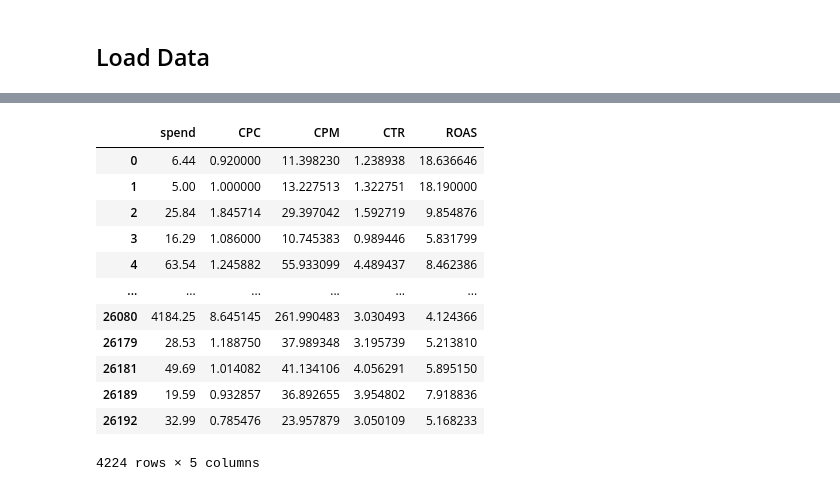
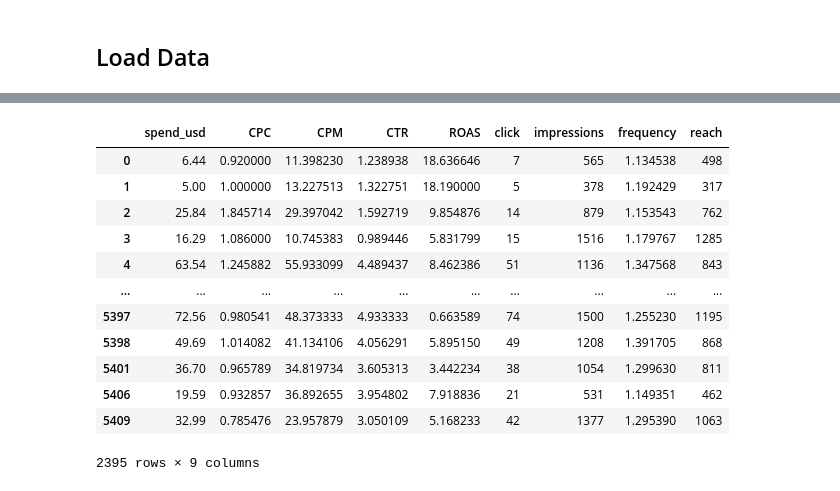
Before and after one commit to waidyanatha/madgicx, a Jupyter notebook: mining/notebooks/budget/evaluation/tfp_mcmc_spend_predict.ipynb, the cells around one changed output, grey strips where cells are left out. Drawn from its saved outputs; the diff is of its cells as text; code cells hidden in the pictures.

```diff
--- a/mining/notebooks/budget/evaluation/tfp_mcmc_spend_predict.ipynb
+++ b/mining/notebooks/budget/evaluation/tfp_mcmc_spend_predict.ipynb
@@ -107,0 +103,13 @@ root
+# %%
+### USE python currency-converter librabry with date
+sdf = sdf.withColumn(
+    "spend_usd",
+    F.when(F.col('account_currency').isin('CAD'), F.col('spend') * 0.70)
+     .when(F.col('account_currency').isin('EUR'), F.col('spend') * 1.05)
+     .when(F.col('account_currency').isin('THB'), F.col('spend') * 0.03)
+     .when(F.col('account_currency').isin('INR'), F.col('spend') * 0.012)
+     .when(F.col('account_currency').isin('USD'), F.col('spend') * 1.00)
+     .otherwise(F.col('spend') * 1.00)
+)
+
+sdf.printSchema()
@@ -108,20 +179,16 @@ root
 # %%
-_data_df= sdf.select('spend','CPC', 'CPM', 'CTR', 'ROAS').dropna().toPandas()
+_data_df= sdf.select('spend_usd','CPC', 'CPM', 'CTR', 'ROAS',
+                     'impressions', 'click', 'reach', 'frequency')\
+            .where(F.col('goal').isin('OFFSITE_CONVERSIONS') & \
+                  F.col('account_currency').isin('USD'))\
+            .dropna().toPandas()
 print(_data_df.shape)
-_data_df = _data_df[_data_df['spend']<=\
-                    _data_df['spend'].mean()+2*_data_df['spend'].std()]
-_data_df = _data_df[_data_df['CTR']<=\
-                    _data_df['CTR'].mean()+2*_data_df['CTR'].std()]
-_data_df = _data_df[_data_df['CPC']<=\
-                    _data_df['CPC'].mean()+2*_data_df['CPC'].std()]
-_data_df = _data_df[_data_df['ROAS']<=\
-                    _data_df['ROAS'].mean()+2*_data_df['ROAS'].std()]
-_data_df = _data_df[_data_df['CPM']<=\
-                    _data_df['CPM'].mean()+2*_data_df['CPM'].std()]
-# _data_df = _data_df[_data_df['spend']<=4000]
-
+''' keep 95 percentile of the data '''
+for _col in _data_df.columns:
+    _data_df = _data_df[_data_df[_col]<=\
+                    _data_df[_col].mean()+2*_data_df[_col].std()]
 # _data_df = _data_df.sample(n=1000)
 
 print("data shape:", _data_df.shape)
-print("data quartile  :\n", _data_df.describe())
+print("some stats:\n", _data_df.describe())
 # %% [output]
@@ -283,18 +514,18 @@ Expected ROAS for Spend=6.44: 3.9254798889160156
 # %%
 643.58975     4.068199    83.871559     3.038284     3.730636
 # %%
-_data_df[_data_df['ROAS']>4]
+_data_df[_data_df['spend_usd']<91]
 # %% [output]
-|  | spend | CPC | CPM | CTR | ROAS |
-| 0 | 6.44 | 0.920000 | 11.398230 | 1.238938 | 18.636646 |
-| 1 | 5.00 | 1.000000 | 13.227513 | 1.322751 | 18.190000 |
-| 2 | 25.84 | 1.845714 | 29.397042 | 1.592719 | 9.854876 |
-| 3 | 16.29 | 1.086000 | 10.745383 | 0.989446 | 5.831799 |
-| 4 | 63.54 | 1.245882 | 55.933099 | 4.489437 | 8.462386 |
-| ... | ... | ... | ... | ... | ... |
-| 26080 | 4184.25 | 8.645145 | 261.990483 | 3.030493 | 4.124366 |
-| 26179 | 28.53 | 1.188750 | 37.989348 | 3.195739 | 5.213810 |
-| 26181 | 49.69 | 1.014082 | 41.134106 | 4.056291 | 5.895150 |
-| 26189 | 19.59 | 0.932857 | 36.892655 | 3.954802 | 7.918836 |
-| 26192 | 32.99 | 0.785476 | 23.957879 | 3.050109 | 5.168233 |
+|  | spend_usd | CPC | CPM | CTR | ROAS | click | impressions | frequency | reach |
+| 0 | 6.44 | 0.920000 | 11.398230 | 1.238938 | 18.636646 | 7 | 565 | 1.134538 | 498 |
+| 1 | 5.00 | 1.000000 | 13.227513 | 1.322751 | 18.190000 | 5 | 378 | 1.192429 | 317 |
+| 2 | 25.84 | 1.845714 | 29.397042 | 1.592719 | 9.854876 | 14 | 879 | 1.153543 | 762 |
+| 3 | 16.29 | 1.086000 | 10.745383 | 0.989446 | 5.831799 | 15 | 1516 | 1.179767 | 1285 |
+| 4 | 63.54 | 1.245882 | 55.933099 | 4.489437 | 8.462386 | 51 | 1136 | 1.347568 | 843 |
+| ... | ... | ... | ... | ... | ... | ... | ... | ... | ... |
+| 5397 | 72.56 | 0.980541 | 48.373333 | 4.933333 | 0.663589 | 74 | 1500 | 1.255230 | 1195 |
+| 5398 | 49.69 | 1.014082 | 41.134106 | 4.056291 | 5.895150 | 49 | 1208 | 1.391705 | 868 |
+| 5401 | 36.70 | 0.965789 | 34.819734 | 3.605313 | 3.442234 | 38 | 1054 | 1.299630 | 811 |
+| 5406 | 19.59 | 0.932857 | 36.892655 | 3.954802 | 7.918836 | 21 | 531 | 1.149351 | 462 |
+| 5409 | 32.99 | 0.785476 | 23.957879 | 3.050109 | 5.168233 | 42 | 1377 | 1.295390 | 1063 |
-4224 rows × 5 columns
+2395 rows × 9 columns
```
Also changed, not shown: parts of 21 cells of this notebook, 4 other files.
